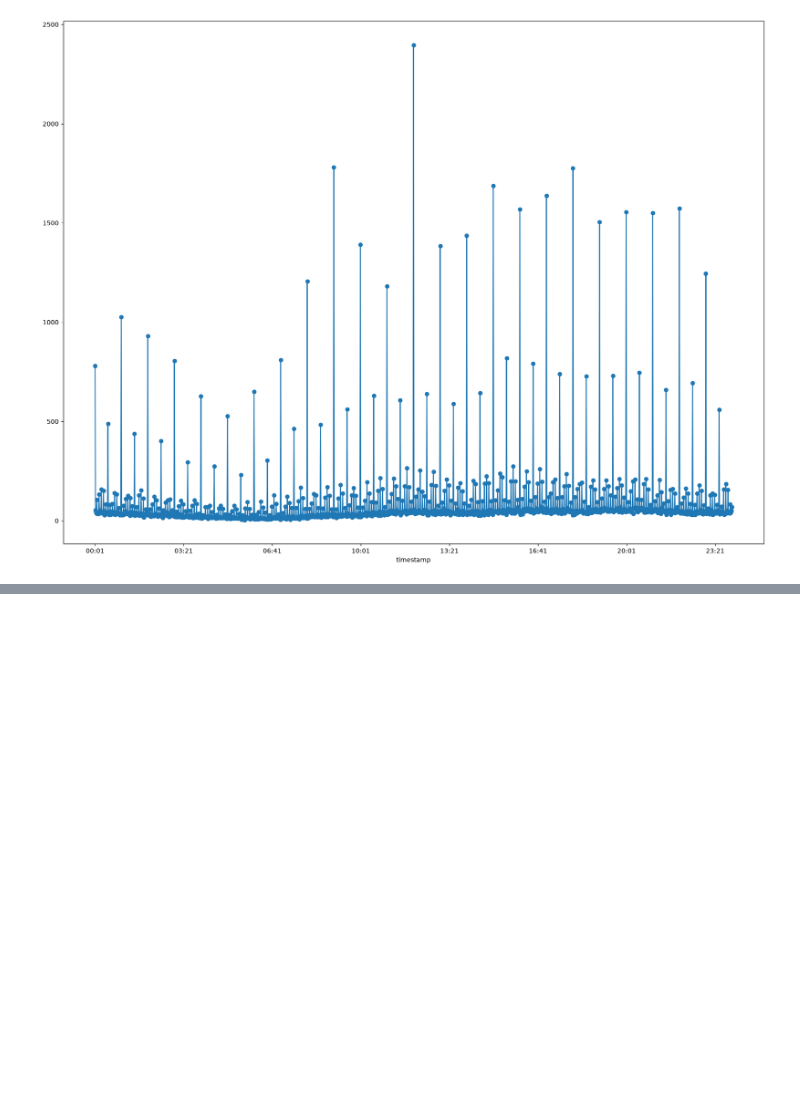
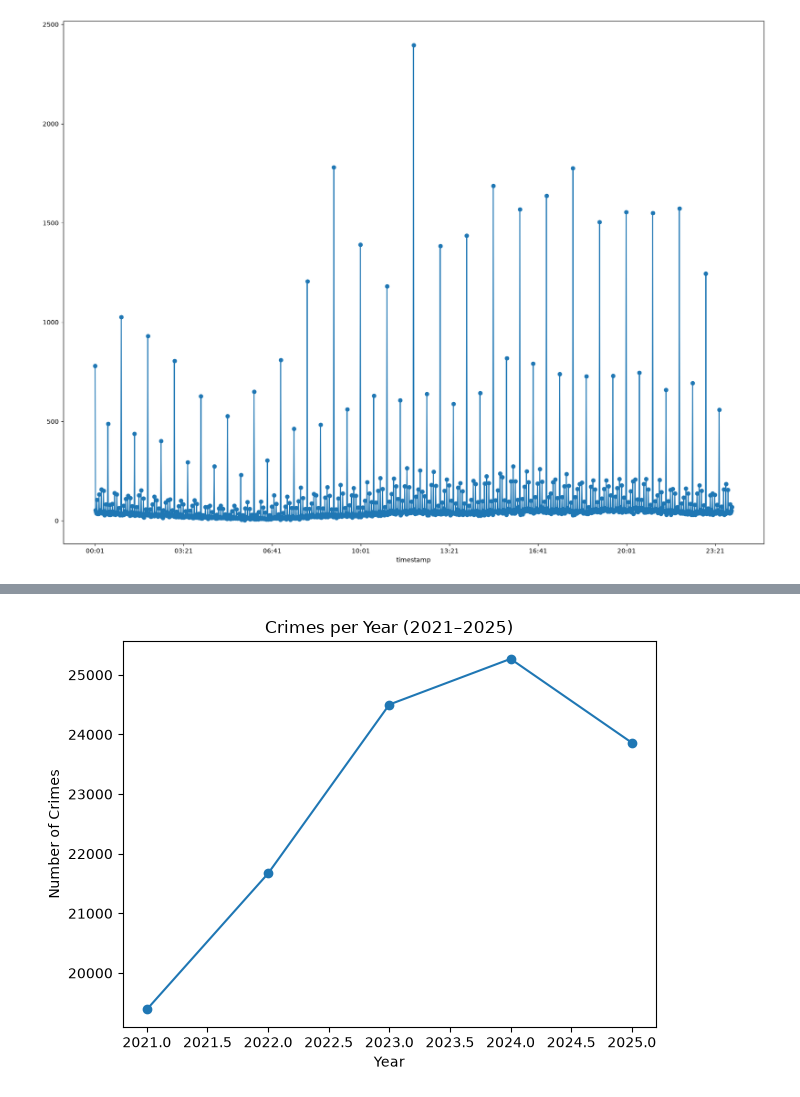
Before and after one commit to Shetty-Amogh/s4ds-ml-task, a Jupyter notebook: Task1/task1.ipynb, the cells around one changed output, grey strips where cells are left out. Saved outputs shown, nothing was run; the diff lists cells and outputs as text; code cells hidden in the pictures; blank space fills up the shorter version.

```diff
--- a/Task1/task1.ipynb
+++ b/Task1/task1.ipynb
@@ -97,0 +110,11 @@ plt.scatter(x=df['timestamp'].value_counts().sort_index().index, y=df['timestamp
+# %%
+yearly = df.groupby("Year").size()
+plt.figure()
+yearly.plot(kind="line", marker="o")
+plt.title("Crimes per Year (2021–2025)")
+plt.xlabel("Year")
+plt.ylabel("Number of Crimes")
+plt.tight_layout()
+plt.show()
+# %% [output]
+[figure, added]
```
Also changed, not shown: parts of 7 cells of this notebook, 1 other file.
